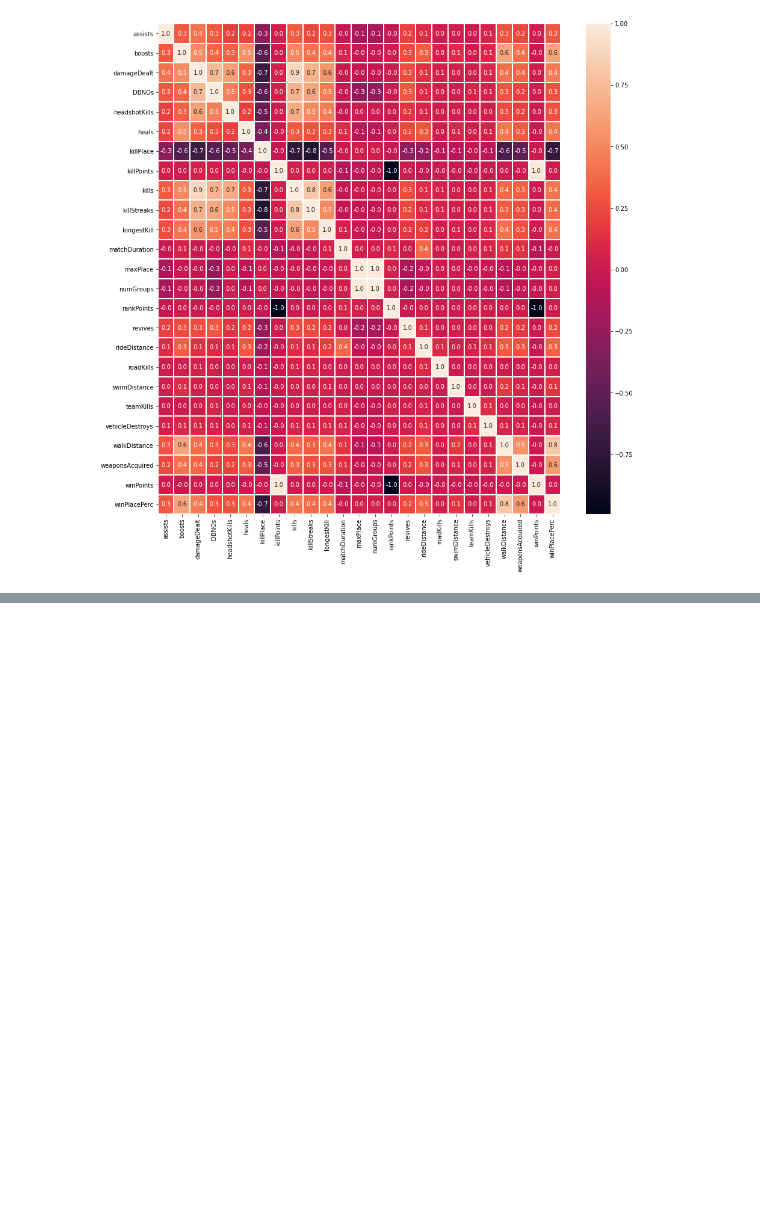
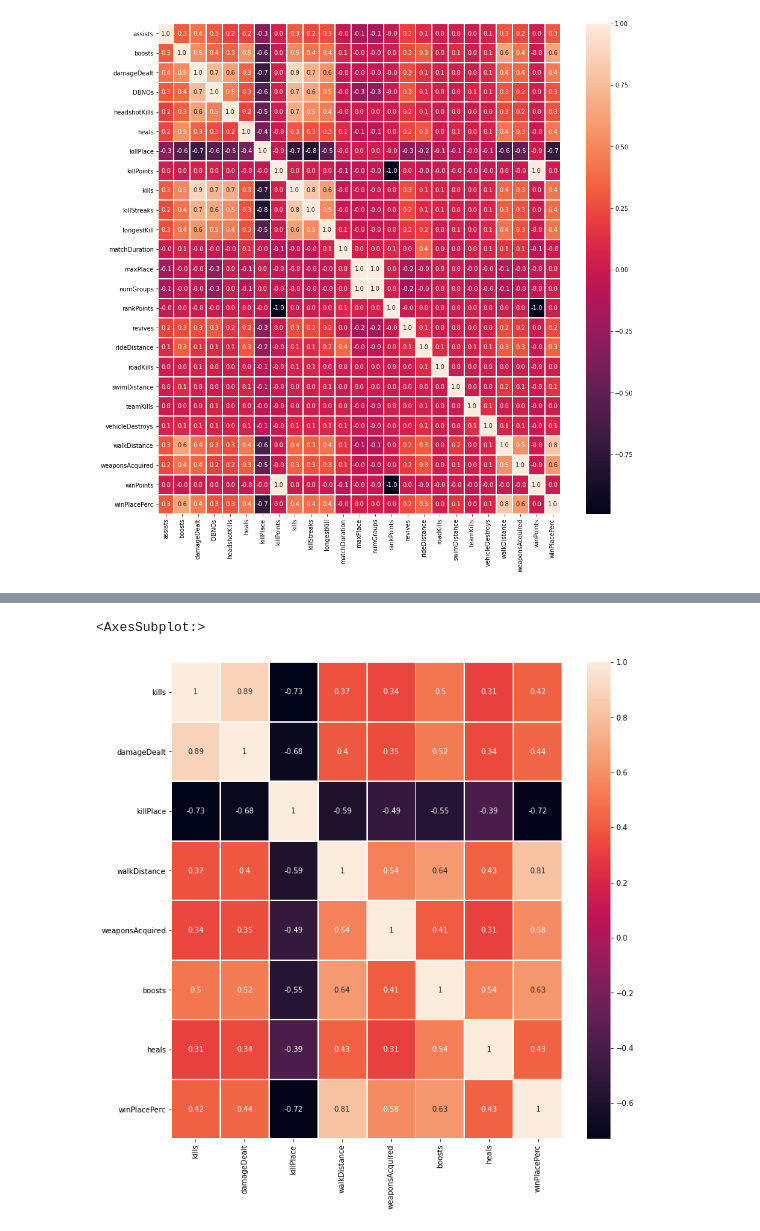
Before and after one commit to AlcadoSs/IDS-PUBGFinishPlacementPrediction, a Jupyter notebook: data_visualization.ipynb, the cells around one changed output, grey strips where cells are left out. Saved outputs shown, nothing was run; the diff lists cells and outputs as text; code cells hidden in the pictures; blank space fills up the shorter version.

```diff
--- a/data_visualization.ipynb
+++ b/data_visualization.ipynb
@@ -38,0 +182,7 @@ sns.heatmap(corr, annot=True, linewidths=1, fmt= '.1f')
+# %%
+f,ax = plt.subplots(figsize=(12, 12))
+#(trainset.corrwith(trainset['winPlacePerc'])).plot(kind='barh')
+sns.heatmap(trainset[['kills', 'damageDealt', 'killPlace', 'walkDistance', 'weaponsAcquired', 'boosts', 'heals', 'winPlacePerc']].corr(), annot=True, linewidths=1)
+# %% [output]
+<AxesSubplot:>
+[figure, added]
```
Also changed, not shown: parts of 44 cells of this notebook, 2 other files.
